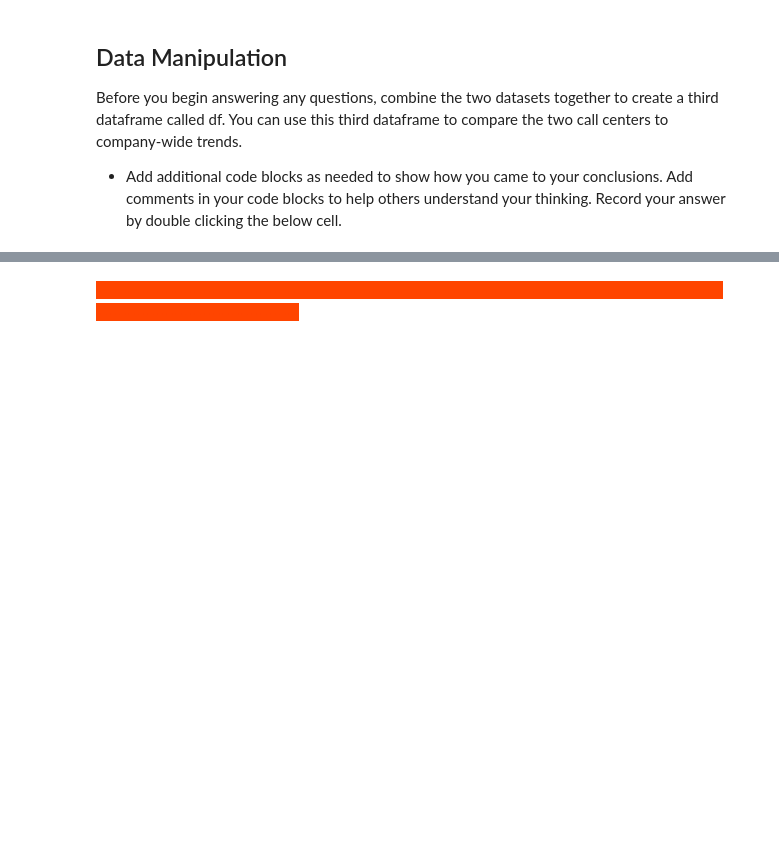
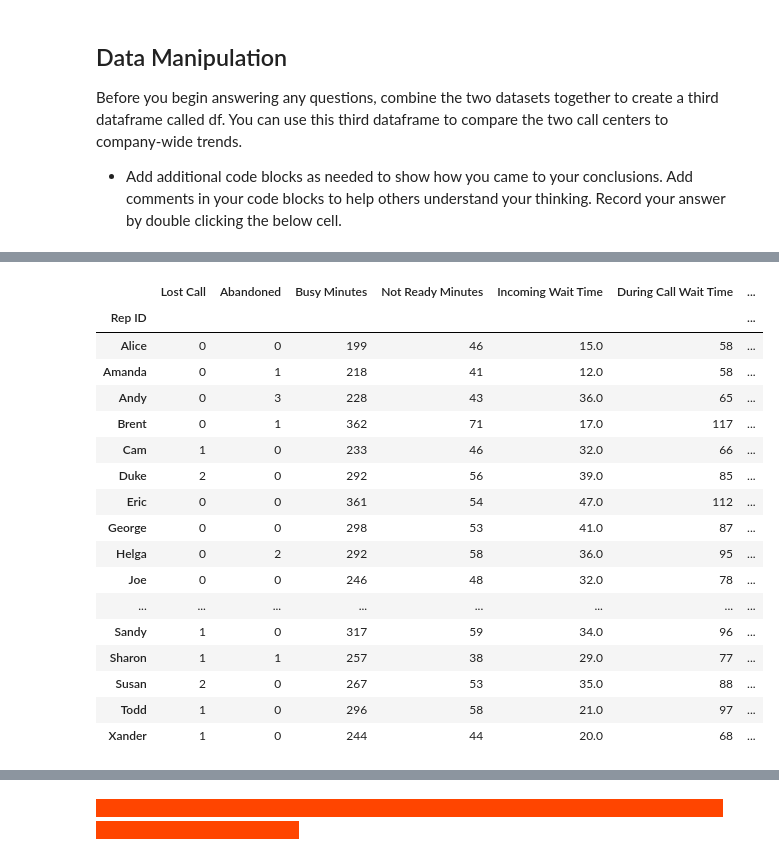
Before and after one commit to longse2/call-center-cleanup-assignment2, a Jupyter notebook: Call_Center_Cleanup.ipynb, the cells around one changed output, grey strips where cells are left out. Saved outputs shown, nothing was run; the diff lists cells and outputs as text; code cells hidden in the pictures; blank space fills up the shorter version.

```diff
--- a/Call_Center_Cleanup.ipynb
+++ b/Call_Center_Cleanup.ipynb
@@ -255,0 +406,21 @@ Rep with the hightest number of calls and their total calls:
+# %%
+df_grouped.agg("sum")
+# %% [output]
+|  | Lost Call | Abandoned | Busy Minutes | Not Ready Minutes | Incoming Wait Time | During Call Wait Time | ... |
+| Rep ID |  |  |  |  |  |  | ... |
+| Alice | 0 | 0 | 199 | 46 | 15.0 | 58 | ... |
+| Amanda | 0 | 1 | 218 | 41 | 12.0 | 58 | ... |
+| Andy | 0 | 3 | 228 | 43 | 36.0 | 65 | ... |
+| Brent | 0 | 1 | 362 | 71 | 17.0 | 117 | ... |
+| Cam | 1 | 0 | 233 | 46 | 32.0 | 66 | ... |
+| Duke | 2 | 0 | 292 | 56 | 39.0 | 85 | ... |
+| Eric | 0 | 0 | 361 | 54 | 47.0 | 112 | ... |
+| George | 0 | 0 | 298 | 53 | 41.0 | 87 | ... |
+| Helga | 0 | 2 | 292 | 58 | 36.0 | 95 | ... |
+| Joe | 0 | 0 | 246 | 48 | 32.0 | 78 | ... |
+| ... | ... | ... | ... | ... | ... | ... | ... |
+| Sandy | 1 | 0 | 317 | 59 | 34.0 | 96 | ... |
+| Sharon | 1 | 1 | 257 | 38 | 29.0 | 77 | ... |
+| Susan | 2 | 0 | 267 | 53 | 35.0 | 88 | ... |
+| Todd | 1 | 0 | 296 | 58 | 21.0 | 97 | ... |
+| Xander | 1 | 0 | 244 | 44 | 20.0 | 68 | ... |
```
Also changed, not shown: parts of 51 cells of this notebook.
